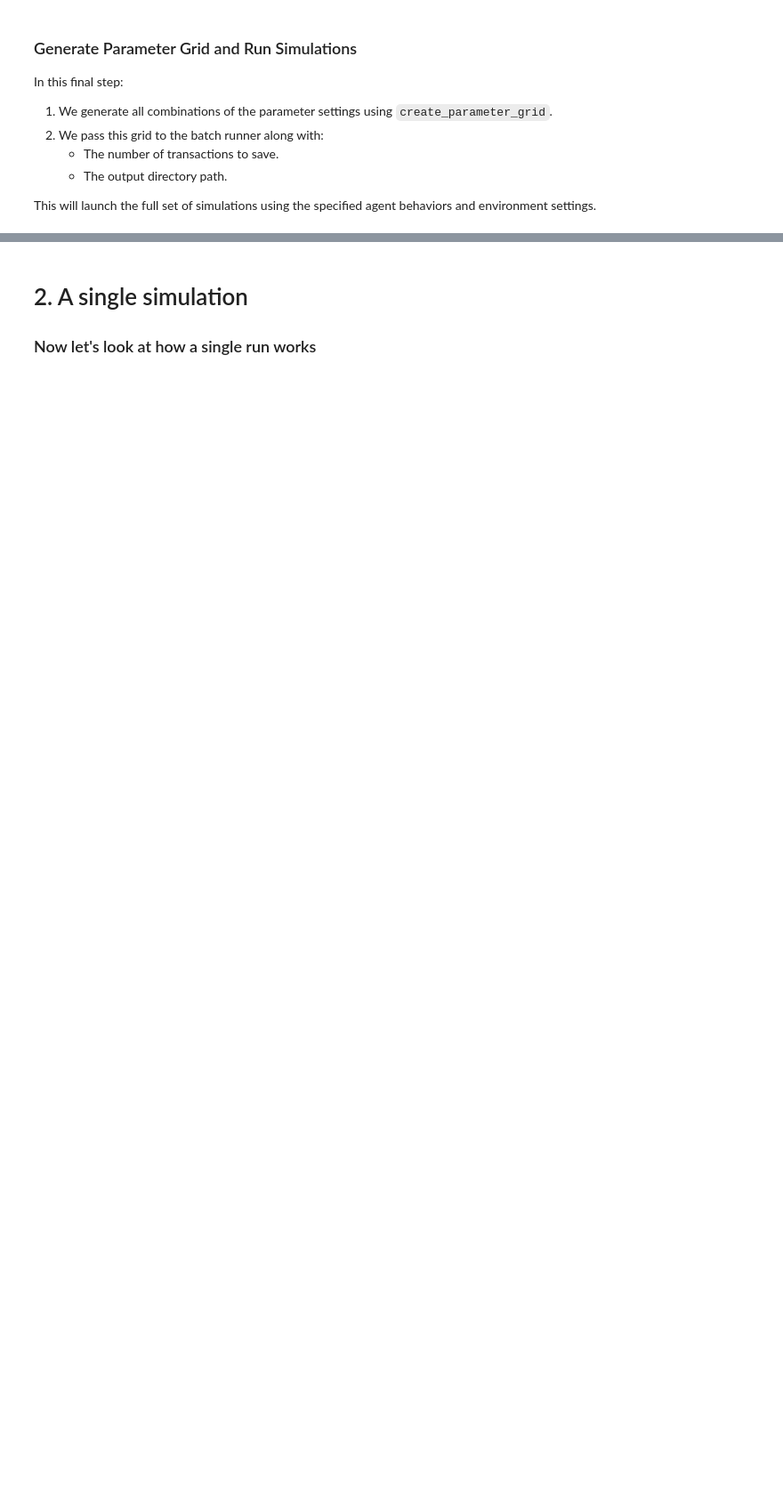
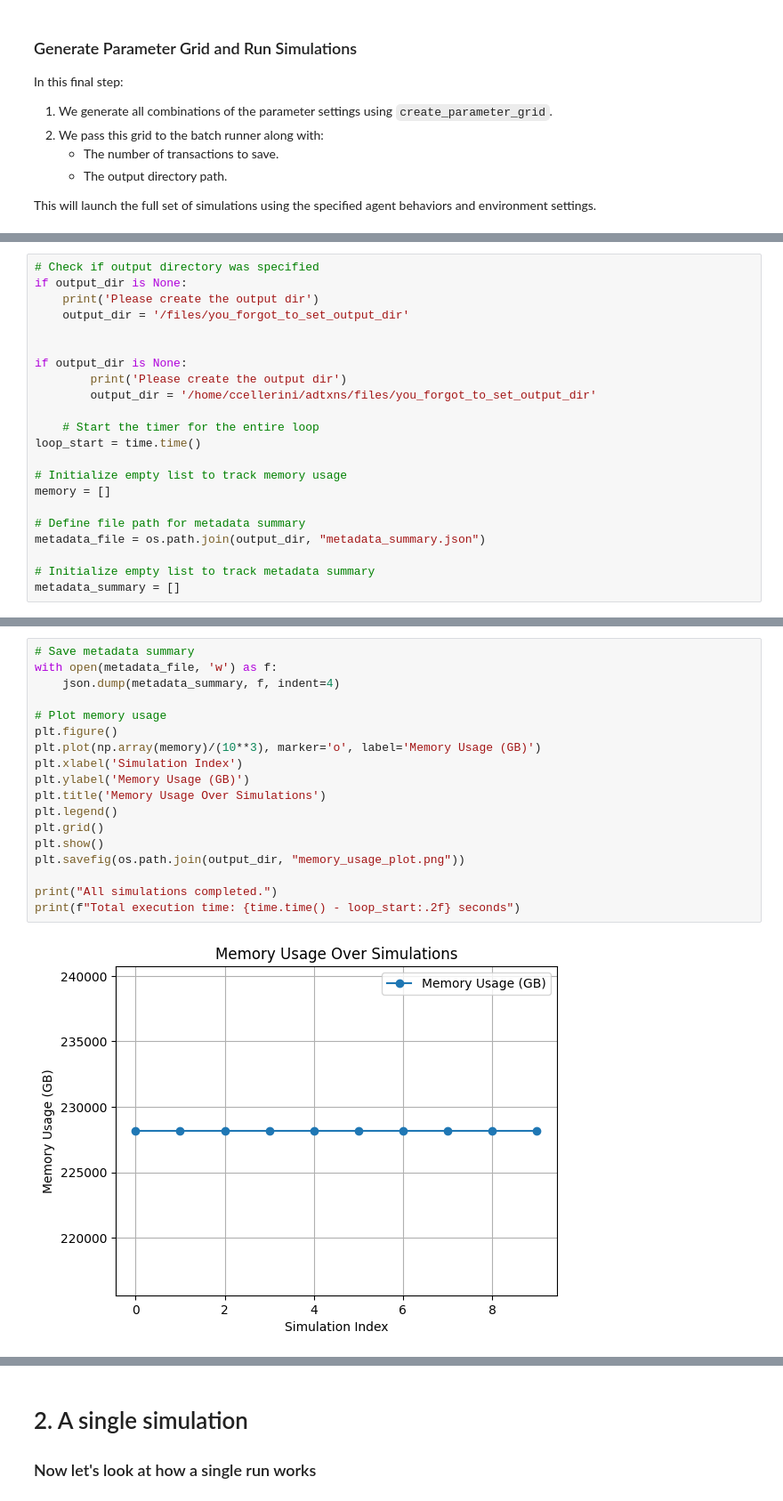
Before and after one commit to carolinamattsson/transactions, a Jupyter notebook: tutorial_0.ipynb, the cells around one changed output, grey strips where cells are left out. Shown at 89% size. Drawn from its saved outputs; the diff is of its cells as text; blank space fills up the shorter version.

Commit message:
Explanation for 'run_simulation()' in tutorial_01

```diff
--- a/tutorial_0.ipynb
+++ b/tutorial_0.ipynb
@@ -212,0 +215,22 @@ Dedicated tutorial is in progress, the function is verbosely commented.
+# %%
+# Check if output directory was specified
+if output_dir is None:
+    print('Please create the output dir')
+    output_dir = '/files/you_forgot_to_set_output_dir'
+
+
+if output_dir is None:
+        print('Please create the output dir')
+        output_dir = '/home/ccellerini/adtxns/files/you_forgot_to_set_output_dir'
+
+    # Start the timer for the entire loop
+loop_start = time.time()
+
+# Initialize empty list to track memory usage
+memory = []
+
+# Define file path for metadata summary
+metadata_file = os.path.join(output_dir, "metadata_summary.json")
+
+# Initialize empty list to track metadata summary
+metadata_summary = []
@@ -212,0 +334,20 @@ Dedicated tutorial is in progress, the function is verbosely commented.
+# %%
+# Save metadata summary
+with open(metadata_file, 'w') as f:
+    json.dump(metadata_summary, f, indent=4)
+
+# Plot memory usage
+plt.figure()
+plt.plot(np.array(memory)/(10**3), marker='o', label='Memory Usage (GB)')
+plt.xlabel('Simulation Index')
+plt.ylabel('Memory Usage (GB)')
+plt.title('Memory Usage Over Simulations')
+plt.legend()
+plt.grid()
+plt.show()
+plt.savefig(os.path.join(output_dir, "memory_usage_plot.png"))
+
+print("All simulations completed.")
+print(f"Total execution time: {time.time() - loop_start:.2f} seconds")
+# %% [output]
+[figure, added]
```
Also changed, not shown: parts of 20 cells of this notebook.
